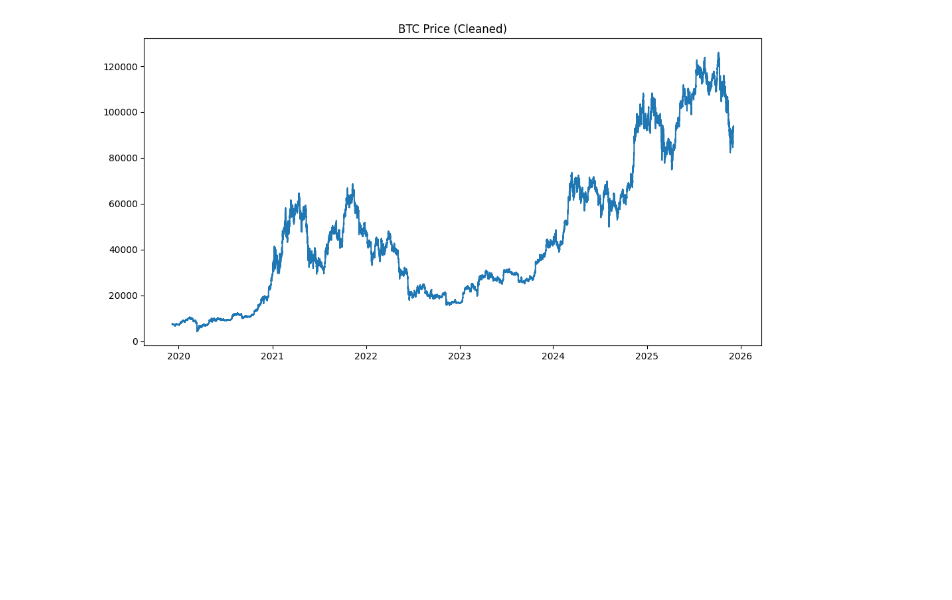
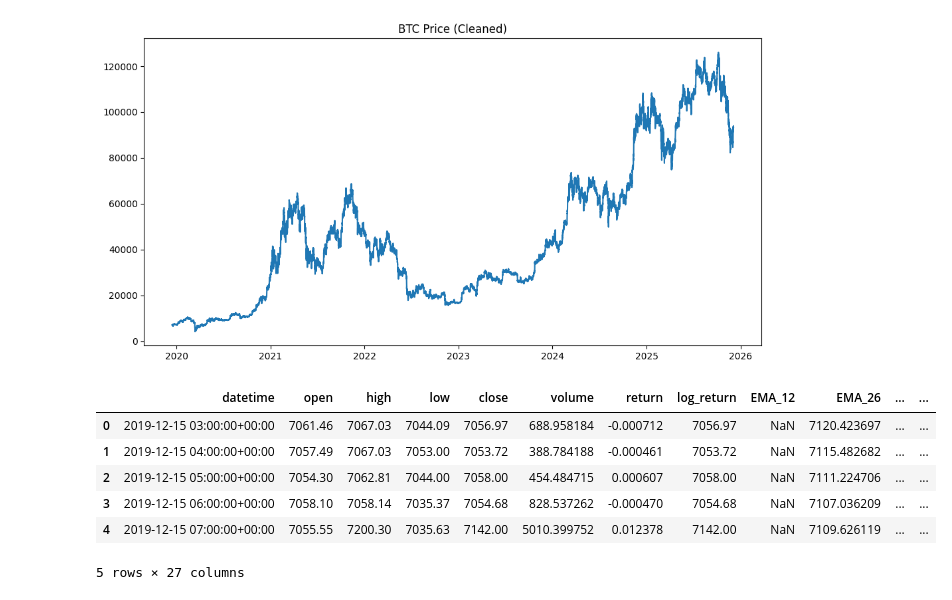
Before and after one commit to Katiehey/Trading-Bot, a Jupyter notebook: notebooks/02_clean_data_check.ipynb, the cells around one changed output. Saved outputs shown, nothing was run; the diff lists cells and outputs as text; code cells hidden in the pictures; blank space fills up the shorter version.

```diff
--- a/notebooks/02_clean_data_check.ipynb
+++ b/notebooks/02_clean_data_check.ipynb
@@ -28,3 +28,15 @@ plt.title("BTC Price (Cleaned)")
 plt.show()
 # %% [output]
 [figure]
+# %%
+import pandas_ta as ta # Technical Analysis library
+df.ta.ema(close='close', length=12, append=True) #checking how this function works
+df.head()
+# %% [output]
+|  | datetime | open | high | low | close | volume | return | log_return | EMA_12 | EMA_26 | ... | ... |
+| 0 | 2019-12-15 03:00:00+00:00 | 7061.46 | 7067.03 | 7044.09 | 7056.97 | 688.958184 | -0.000712 | 7056.97 | NaN | 7120.423697 | ... | ... |
+| 1 | 2019-12-15 04:00:00+00:00 | 7057.49 | 7067.03 | 7053.00 | 7053.72 | 388.784188 | -0.000461 | 7053.72 | NaN | 7115.482682 | ... | ... |
+| 2 | 2019-12-15 05:00:00+00:00 | 7054.30 | 7062.81 | 7044.00 | 7058.00 | 454.484715 | 0.000607 | 7058.00 | NaN | 7111.224706 | ... | ... |
+| 3 | 2019-12-15 06:00:00+00:00 | 7058.10 | 7058.14 | 7035.37 | 7054.68 | 828.537262 | -0.000470 | 7054.68 | NaN | 7107.036209 | ... | ... |
+| 4 | 2019-12-15 07:00:00+00:00 | 7055.55 | 7200.30 | 7035.63 | 7142.00 | 5010.399752 | 0.012378 | 7142.00 | NaN | 7109.626119 | ... | ... |
+5 rows × 27 columns
```
Also changed, not shown: parts of 5 cells of this notebook, 4 other files.
